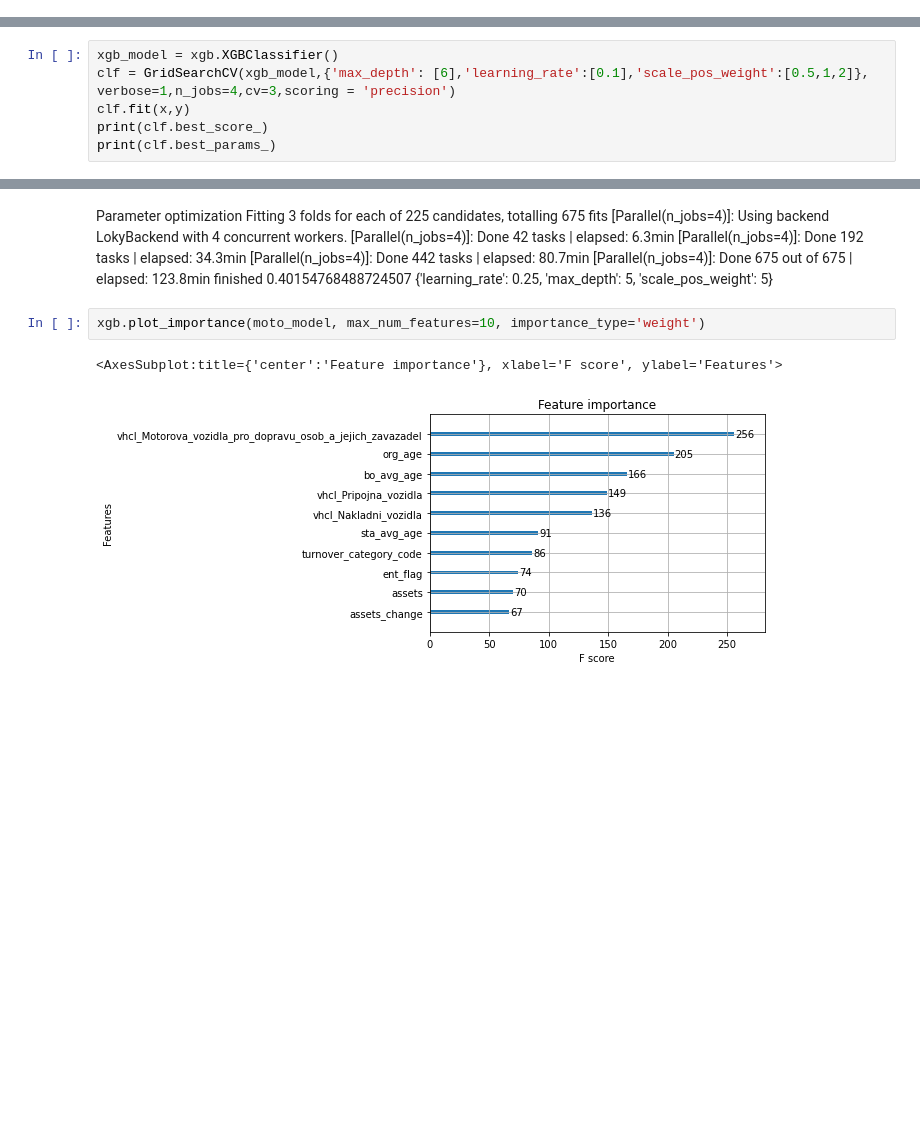
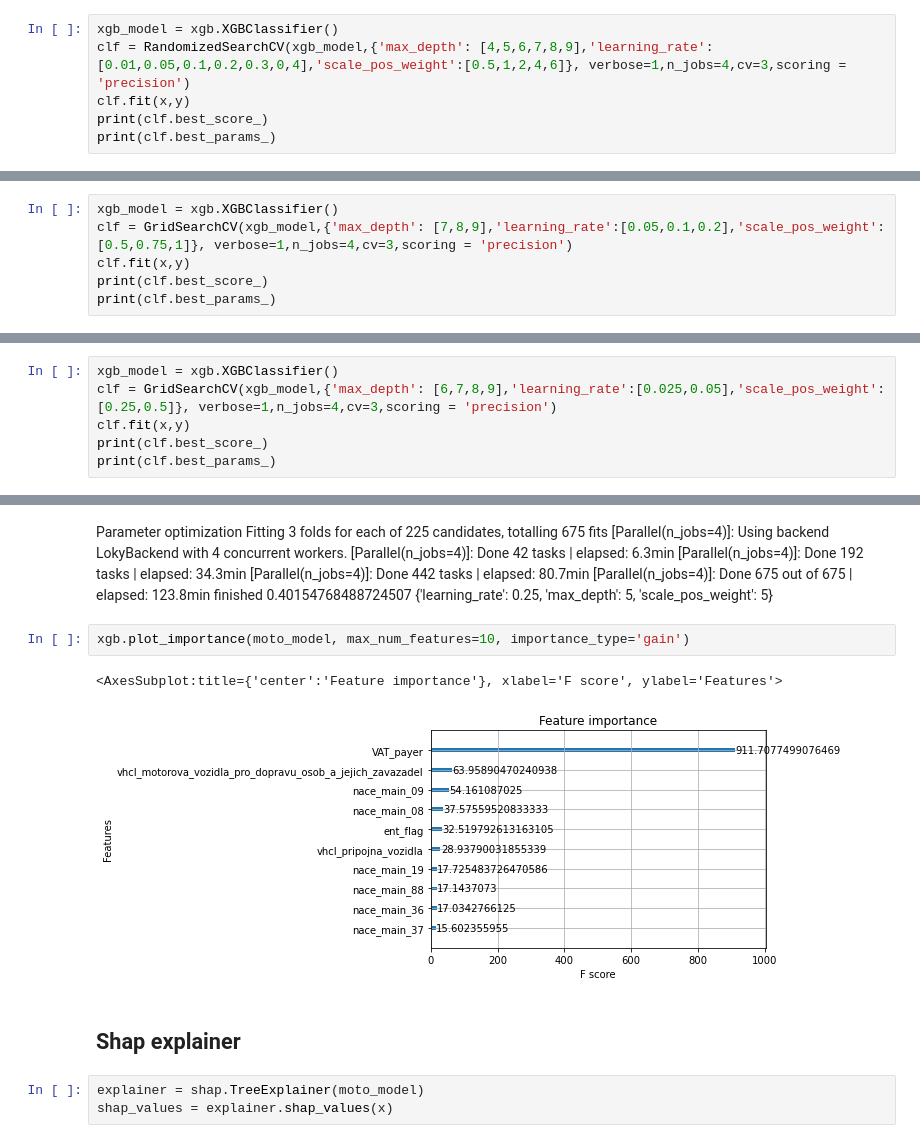
Before and after one commit to mindforceai/tools, a Jupyter notebook: data_analysis_w_xgboost/data_analysis_w_xgboost.ipynb, the cells around one changed output, grey strips where cells are left out. Saved outputs shown, nothing was run; the diff lists cells and outputs as text; blank space fills up the shorter version.

```diff
--- a/data_analysis_w_xgboost/data_analysis_w_xgboost.ipynb
+++ b/data_analysis_w_xgboost/data_analysis_w_xgboost.ipynb
@@ -101,0 +106,6 @@ X_train, X_test, y_train, y_test = train_test_split(x, y, test_size=0.2, random_
+# %%
+xgb_model = xgb.XGBClassifier()
+clf = RandomizedSearchCV(xgb_model,{'max_depth': [4,5,6,7,8,9],'learning_rate':[0.01,0.05,0.1,0.2,0.3,0,4],'scale_pos_weight':[0.5,1,2,4,6]}, verbose=1,n_jobs=4,cv=3,scoring = 'precision')
+clf.fit(x,y)
+print(clf.best_score_)
+print(clf.best_params_)
@@ -102,6 +118,6 @@ X_train, X_test, y_train, y_test = train_test_split(x, y, test_size=0.2, random_
 # %%
 xgb_model = xgb.XGBClassifier()
-clf = GridSearchCV(xgb_model,{'max_depth': [6],'learning_rate':[0.1],'scale_pos_weight':[0.5,1,2]}, verbose=1,n_jobs=4,cv=3,scoring = 'precision')
+clf = GridSearchCV(xgb_model,{'max_depth': [7,8,9],'learning_rate':[0.05,0.1,0.2],'scale_pos_weight':[0.5,0.75,1]}, verbose=1,n_jobs=4,cv=3,scoring = 'precision')
 clf.fit(x,y)
 print(clf.best_score_)
 print(clf.best_params_)
@@ -113,0 +130,6 @@ The use of label encoder in XGBClassifier is deprecated and will be removed in a
+# %%
+xgb_model = xgb.XGBClassifier()
+clf = GridSearchCV(xgb_model,{'max_depth': [6,7,8,9],'learning_rate':[0.025,0.05],'scale_pos_weight':[0.25,0.5]}, verbose=1,n_jobs=4,cv=3,scoring = 'precision')
+clf.fit(x,y)
+print(clf.best_score_)
+print(clf.best_params_)
@@ -142,7 +188,12 @@ Fitting 3 folds for each of 225 candidates, totalling 675 fits
 0.40154768488724507
 {'learning_rate': 0.25, 'max_depth': 5, 'scale_pos_weight': 5}
 # %%
-xgb.plot_importance(moto_model, max_num_features=10, importance_type='weight')
+xgb.plot_importance(moto_model, max_num_features=10, importance_type='gain')
 # %% [output]
 <AxesSubplot:title={'center':'Feature importance'}, xlabel='F score', ylabel='Features'>
-[figure, old version]
+[figure, new version]
+# %% [markdown]
+## Shap explainer
+# %%
+explainer = shap.TreeExplainer(moto_model)
+shap_values = explainer.shap_values(x)
```
Also changed, not shown: parts of 14 cells of this notebook.
